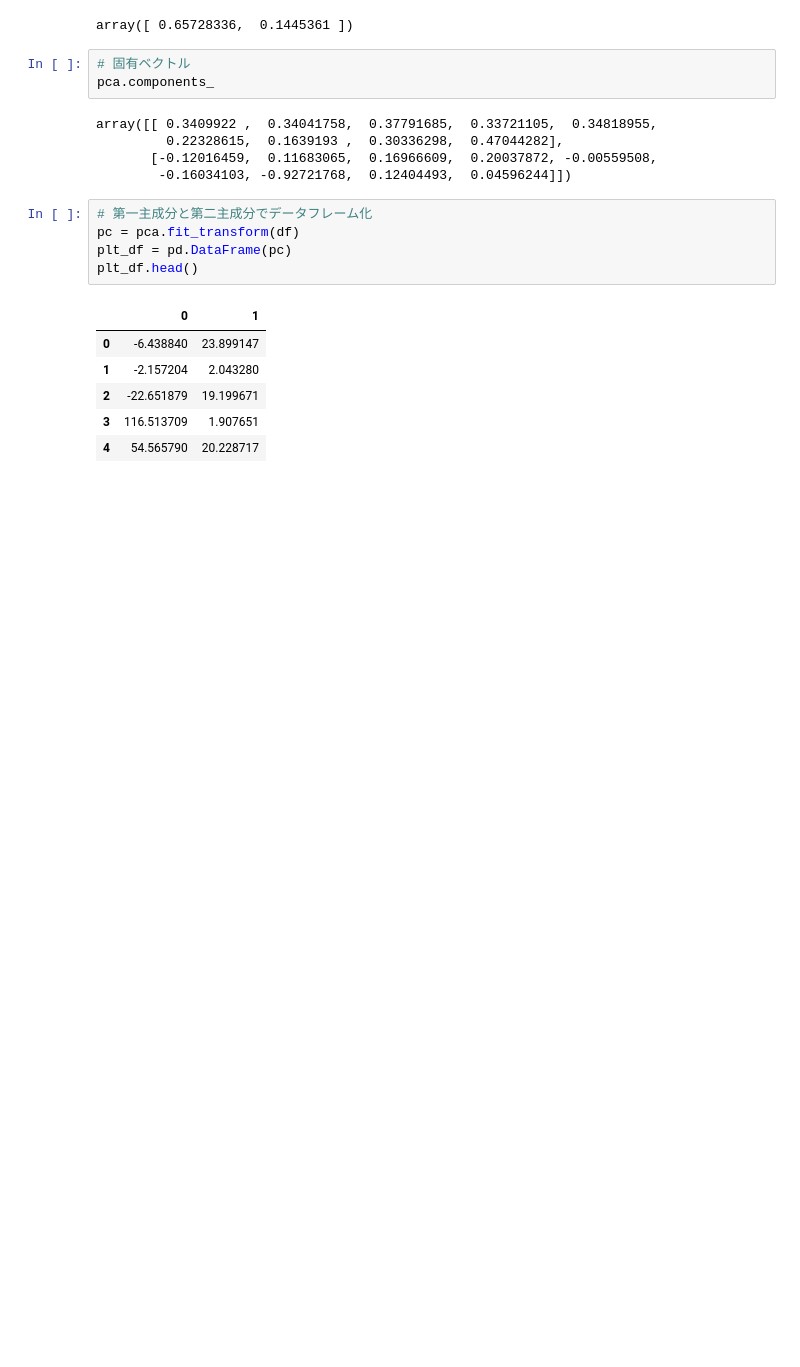
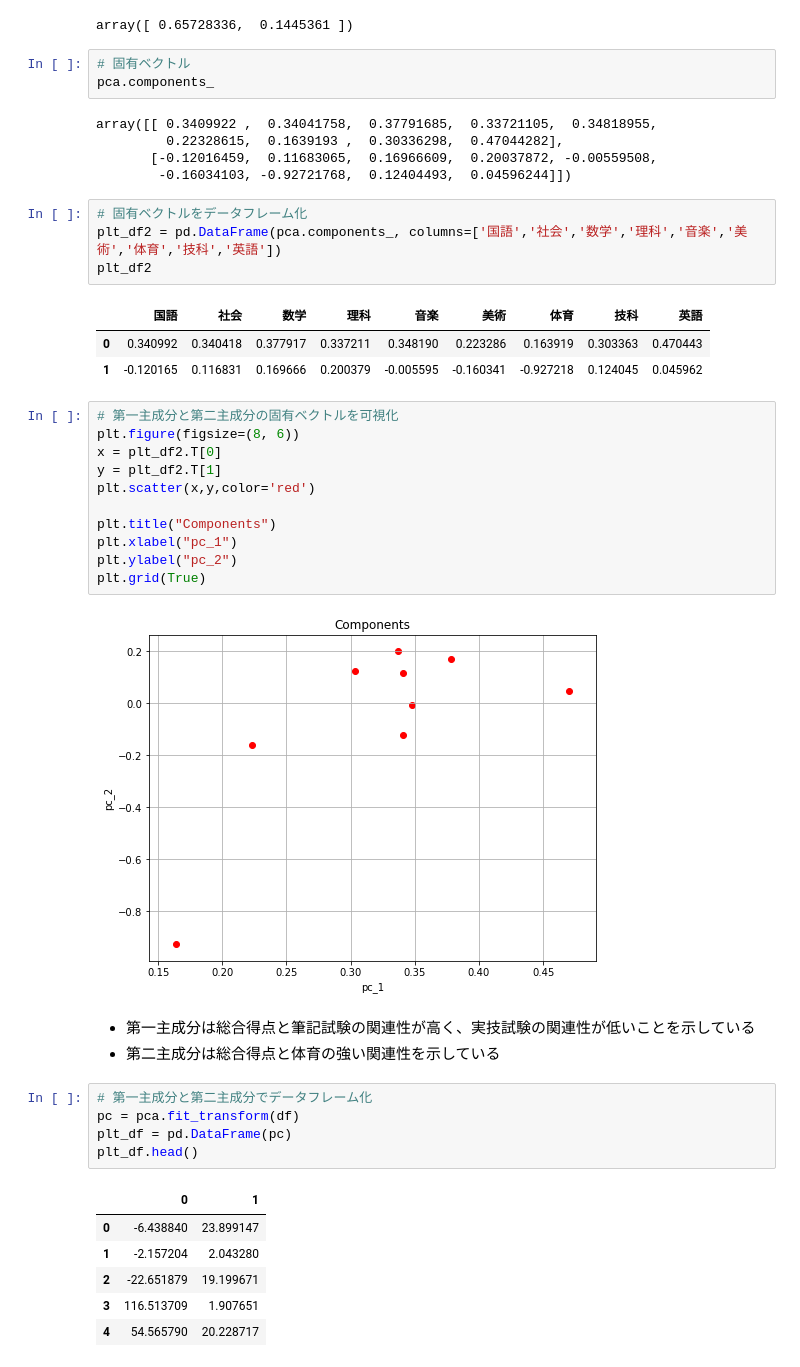
Before and after one commit to selectfromwhere/Data_Analysis_Methods, a Jupyter notebook: Principal_Conponent_Analysis/Principal_Conponent_Analysis_Discovery.ipynb, the cells around one changed output. Saved outputs shown, nothing was run; the diff lists cells and outputs as text; blank space fills up the shorter version.

```diff
--- a/Principal_Conponent_Analysis/Principal_Conponent_Analysis_Discovery.ipynb
+++ b/Principal_Conponent_Analysis/Principal_Conponent_Analysis_Discovery.ipynb
@@ -142,6 +142,30 @@ array([[ 0.3409922 ,  0.34041758,  0.37791685,  0.33721105,  0.34818955,
          0.22328615,  0.1639193 ,  0.30336298,  0.47044282],
        [-0.12016459,  0.11683065,  0.16966609,  0.20037872, -0.00559508,
         -0.16034103, -0.92721768,  0.12404493,  0.04596244]])
+# %%
+# 固有ベクトルをデータフレーム化
+plt_df2 = pd.DataFrame(pca.components_, columns=['国語','社会','数学','理科','音楽','美術','体育','技科','英語'])
+plt_df2
+# %% [output]
+|  | 国語 | 社会 | 数学 | 理科 | 音楽 | 美術 | 体育 | 技科 | 英語 |
+| 0 | 0.340992 | 0.340418 | 0.377917 | 0.337211 | 0.348190 | 0.223286 | 0.163919 | 0.303363 | 0.470443 |
+| 1 | -0.120165 | 0.116831 | 0.169666 | 0.200379 | -0.005595 | -0.160341 | -0.927218 | 0.124045 | 0.045962 |
+# %%
+# 第一主成分と第二主成分の固有ベクトルを可視化
+plt.figure(figsize=(8, 6))
+x = plt_df2.T[0]
+y = plt_df2.T[1]
+plt.scatter(x,y,color='red')
+
+plt.title("Components")
+plt.xlabel("pc_1")
+plt.ylabel("pc_2")
+plt.grid(True)
+# %% [output]
+[figure, added]
+# %% [markdown]
+- 第一主成分は総合得点と筆記試験の関連性が高く、実技試験の関連性が低いことを示している
+- 第二主成分は総合得点と体育の強い関連性を示している
 # %%
 # 第一主成分と第二主成分でデータフレーム化
 pc = pca.fit_transform(df)
```
Also changed, not shown: parts of 4 cells of this notebook.
